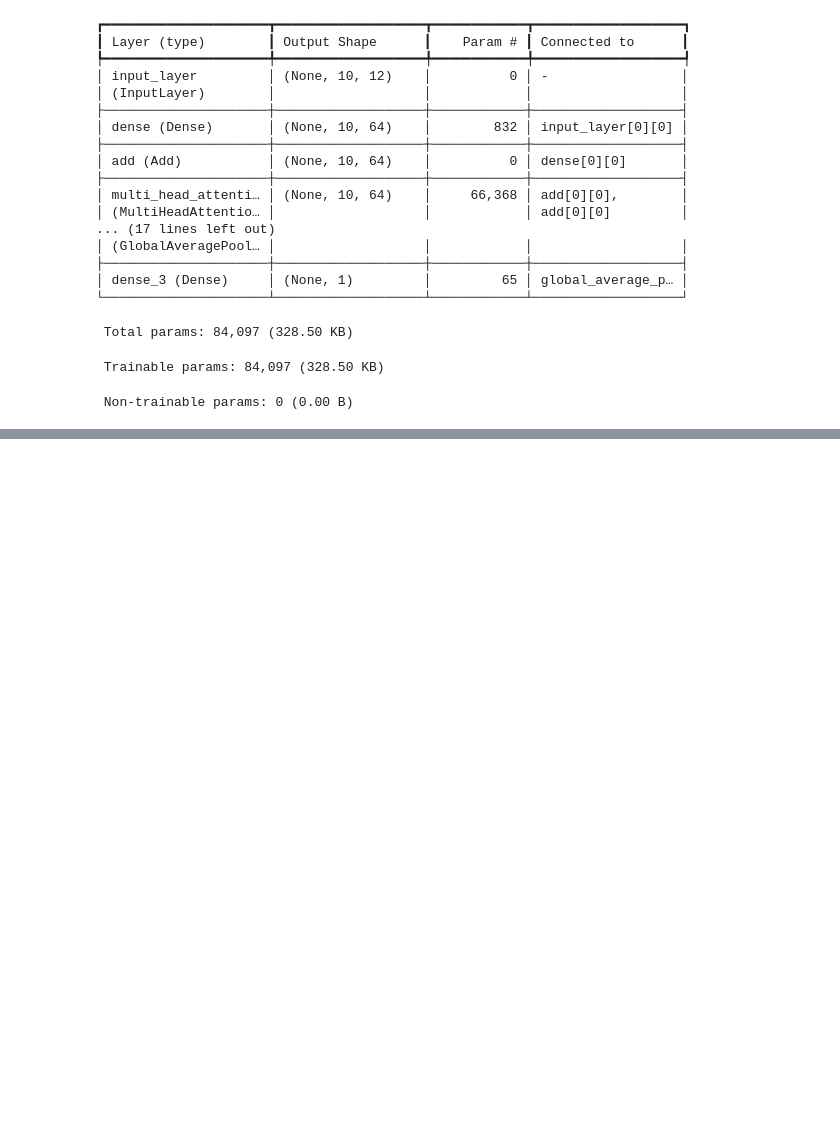
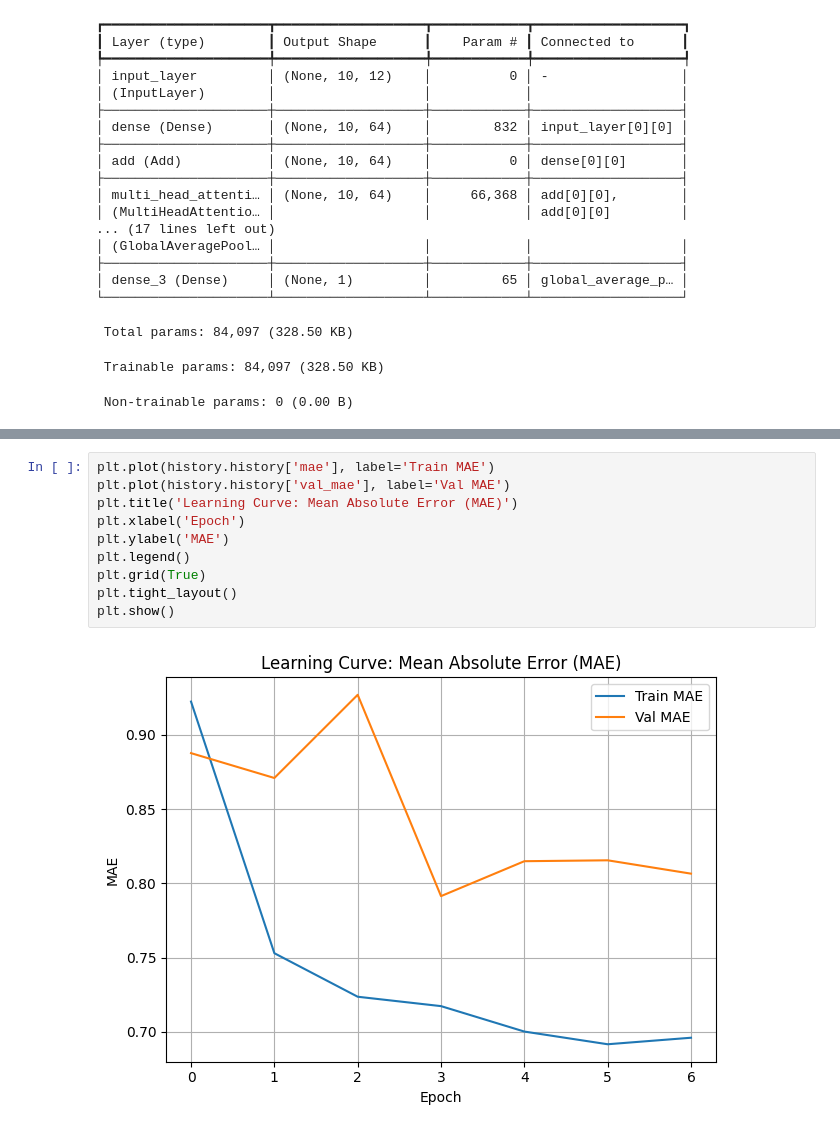
Before and after one commit to SerkanKurd/Paragliding_Flight_Analyses, a Jupyter notebook: app/transformermodel.ipynb, the cells around one changed output, grey strips where cells are left out. Saved outputs shown, nothing was run; the diff lists cells and outputs as text; blank space fills up the shorter version.

```diff
--- a/app/transformermodel.ipynb
+++ b/app/transformermodel.ipynb
@@ -195,0 +212,12 @@ plt.show()
+# %%
+plt.plot(history.history['mae'], label='Train MAE')
+plt.plot(history.history['val_mae'], label='Val MAE')
+plt.title('Learning Curve: Mean Absolute Error (MAE)')
+plt.xlabel('Epoch')
+plt.ylabel('MAE')
+plt.legend()
+plt.grid(True)
+plt.tight_layout()
+plt.show()
+# %% [output]
+[figure, added]
```
Also changed, not shown: parts of 8 cells of this notebook, 16 other files.
